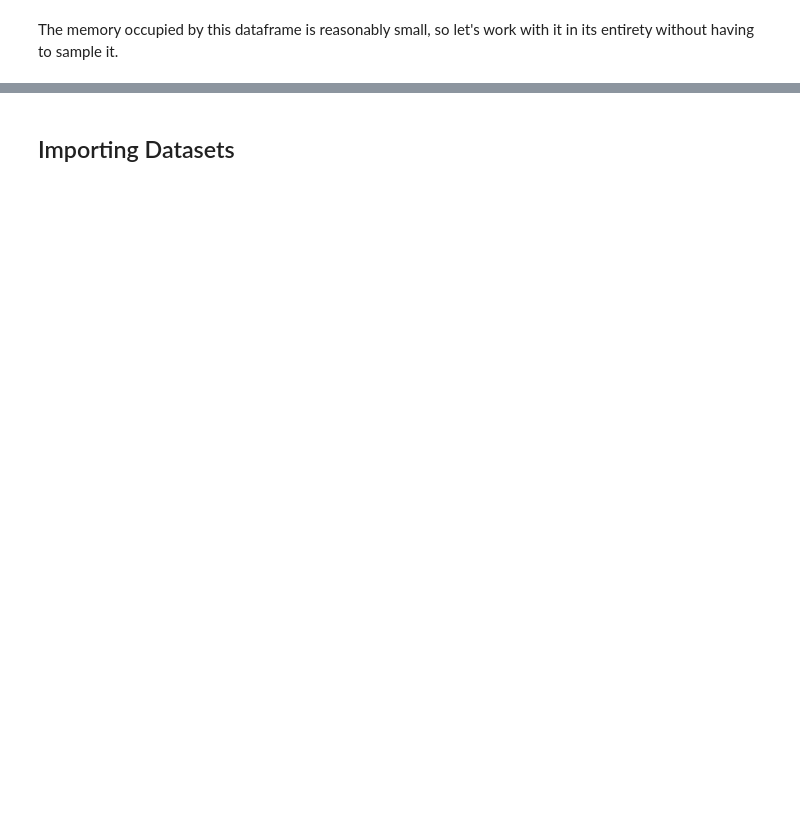
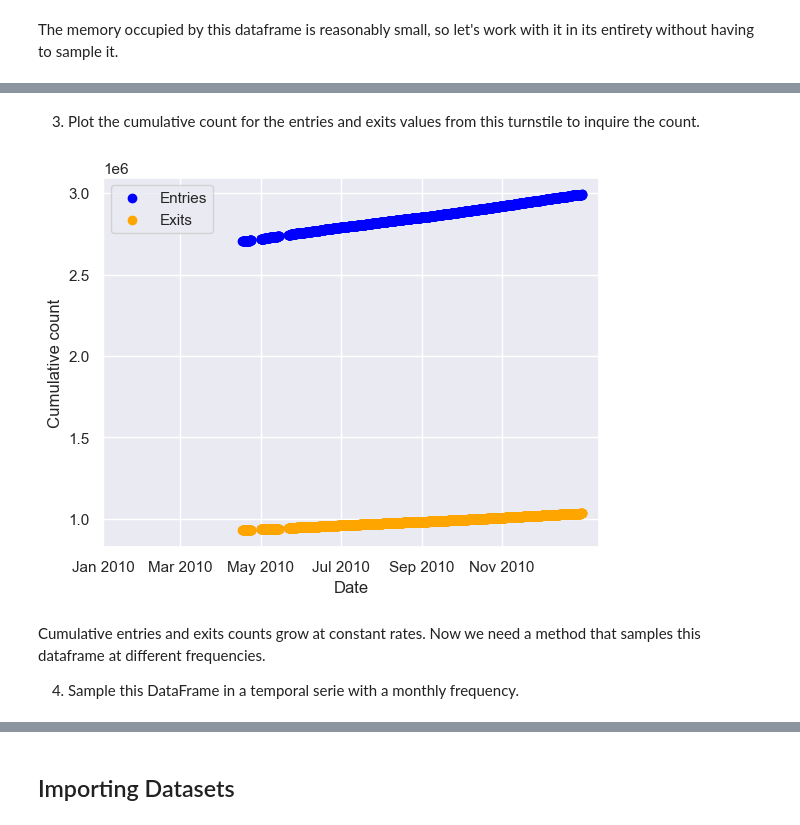
Before and after one commit to alvarodiegomaia/nyc-metro-challenge, a Jupyter notebook: main.ipynb, the cells around one changed output, grey strips where cells are left out. Drawn from its saved outputs; the diff is of its cells as text; code cells hidden in the pictures; blank space fills up the shorter version.

```diff
--- a/main.ipynb
+++ b/main.ipynb
@@ -376,0 +249,2 @@ def pre_processing(df):
+# %%
+df.linename = pd.Categorical(df.linename.apply(sort_linename))
@@ -376,0 +257,3 @@ def pre_processing(df):
+# %%
+df = df[['time', 'division', 'station', 'unit', 'linename','ca', 'scp', 'entries', 'exits']]
+df.head()
@@ -376,0 +270,14 @@ def pre_processing(df):
+# %%
+sample_division = 'BMT'
+sample_station = 'LEXINGTON AVE'
+sample_unit = 'R051'
+sample_linename = '456NQR'
+sample_ca = 'A002'
+sample_scp = '02-00-00'
+
+mask_turnstile = (df.division == sample_division) \
+    & (df.station == sample_station) \
+    & (df.unit == sample_unit) \
+    & (df.linename == sample_linename) \
+    & (df.ca == sample_ca) \
+    & (df.scp == sample_scp)
@@ -376,0 +286,3 @@ def pre_processing(df):
+# %%
+df_sample = df[mask_turnstile]
+df_sample.head()
@@ -376,0 +296,19 @@ def pre_processing(df):
+# %% [markdown]
+3. Plot the cumulative count for the entries and exits values from this turnstile to inquire the count.
+# %%
+months_interval = [datetime(2010, month, 1) for month in range(1, 13, 2)]
+plt.rc('date.autoformatter', day='%b %Y')
+
+plt.scatter(x=df_sample.time, y=df_sample.entries, color='blue', label='Entries')
+plt.scatter(x=df_sample.time, y=df_sample.exits, color='orange', label='Exits')
+plt.ylabel('Cumulative count')
+plt.xlabel('Date')
+plt.xticks(months_interval)
+plt.legend()
+plt.show()
+# %% [output]
+[figure, added]
+# %% [markdown]
+Cumulative entries and exits counts grow at constant rates. Now we need a method that samples this dataframe at different frequencies.
+
+4. Sample this DataFrame in a temporal serie with a monthly frequency.
```
Also changed, not shown: parts of 100 cells of this notebook.
